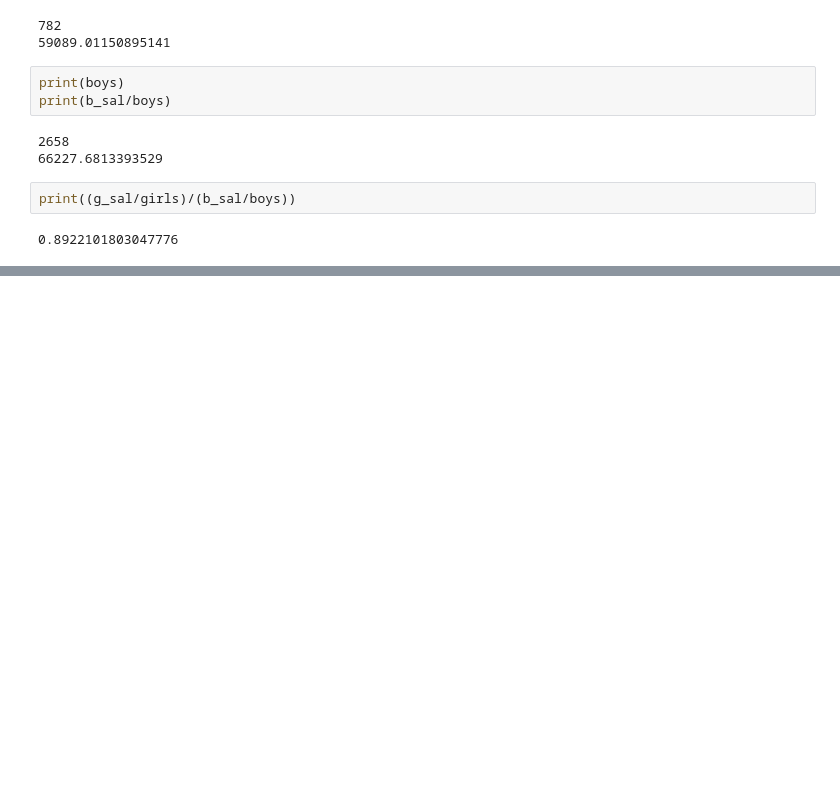
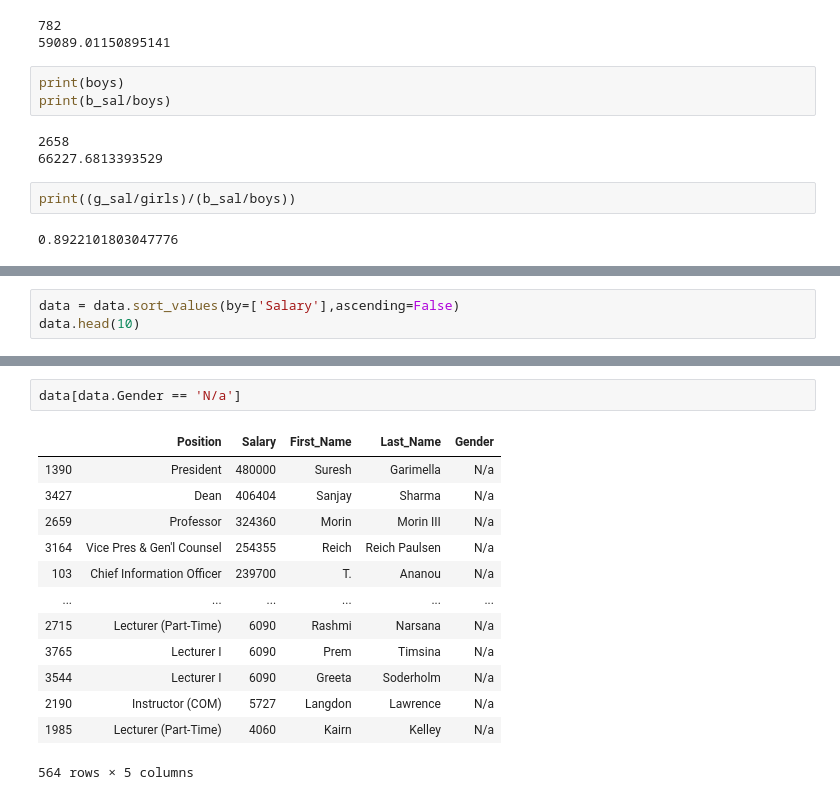
Before and after one commit to JonHart0/Python, a Jupyter notebook: UVM_Salary_2019_analysis/UVM_Salaray_2019_analysis.ipynb, the cells around one changed output, grey strips where cells are left out. Cells and saved outputs as stored; diff of their text form; blank space fills up the shorter version.

```diff
--- a/UVM_Salary_2019_analysis/UVM_Salaray_2019_analysis.ipynb
+++ b/UVM_Salary_2019_analysis/UVM_Salaray_2019_analysis.ipynb
@@ -226,0 +254,3 @@ print((g_sal/girls)/(b_sal/boys))
+# %%
+data = data.sort_values(by=['Salary'],ascending=False)
+data.head(10)
@@ -226,0 +269,16 @@ print((g_sal/girls)/(b_sal/boys))
+# %%
+data[data.Gender == 'N/a']
+# %% [output]
+|  | Position | Salary | First_Name | Last_Name | Gender |
+| 1390 | President | 480000 | Suresh | Garimella | N/a |
+| 3427 | Dean | 406404 | Sanjay | Sharma | N/a |
+| 2659 | Professor | 324360 | Morin | Morin III | N/a |
+| 3164 | Vice Pres & Gen'l Counsel | 254355 | Reich | Reich Paulsen | N/a |
+| 103 | Chief Information Officer | 239700 | T. | Ananou | N/a |
+| ... | ... | ... | ... | ... | ... |
+| 2715 | Lecturer (Part-Time) | 6090 | Rashmi | Narsana | N/a |
+| 3765 | Lecturer I | 6090 | Prem | Timsina | N/a |
+| 3544 | Lecturer I | 6090 | Greeta | Soderholm | N/a |
+| 2190 | Instructor (COM) | 5727 | Langdon | Lawrence | N/a |
+| 1985 | Lecturer (Part-Time) | 4060 | Kairn | Kelley | N/a |
+564 rows × 5 columns
```
Also changed, not shown: parts of 15 cells of this notebook.
